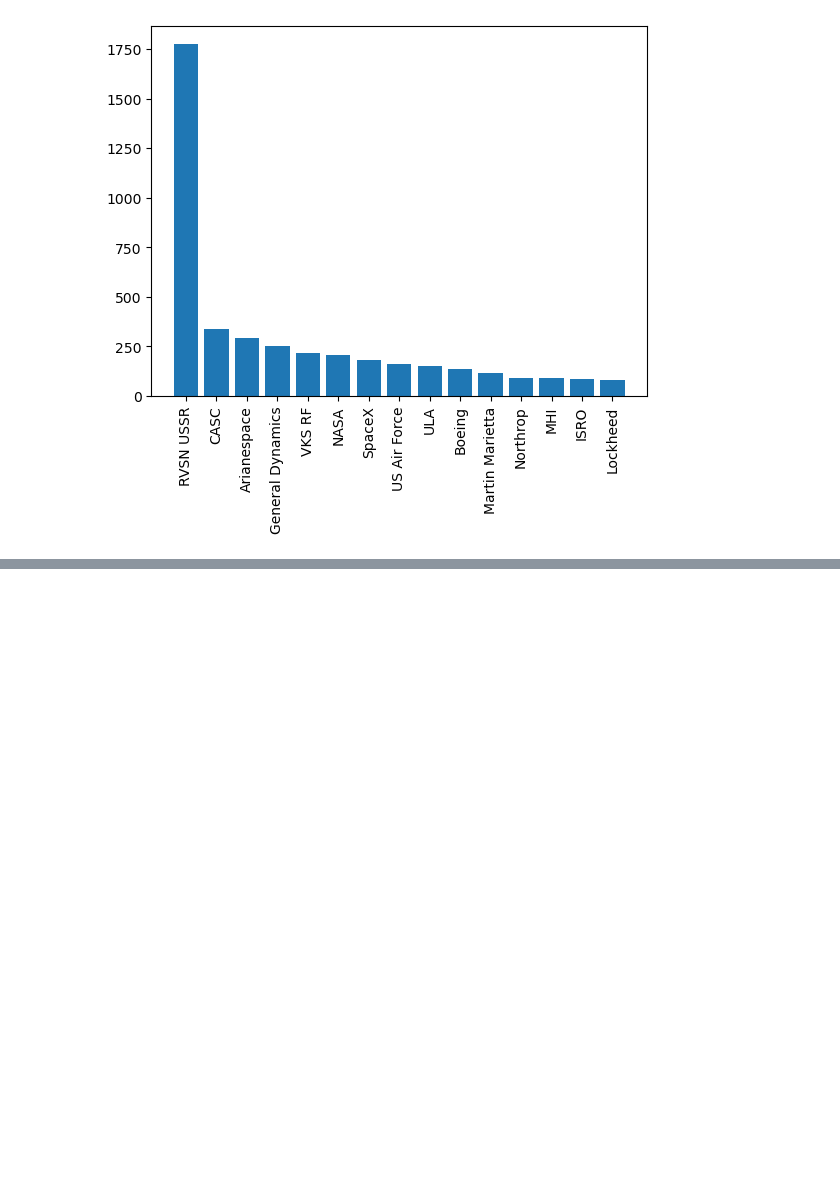
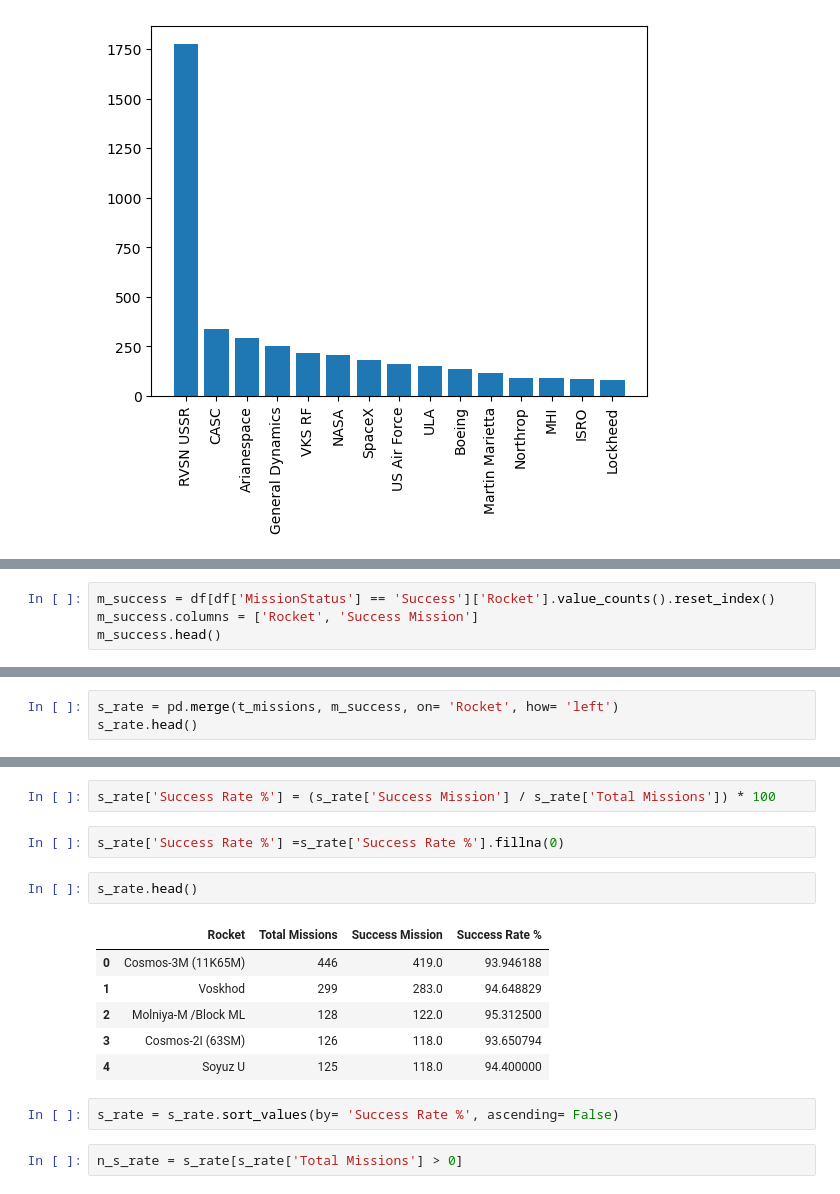
Before and after one commit to imamahasane/Space-Missions, a Jupyter notebook: Space-Missions.ipynb, the cells around one changed output, grey strips where cells are left out. Saved outputs shown, nothing was run; the diff lists cells and outputs as text; blank space fills up the shorter version.

```diff
--- a/Space-Missions.ipynb
+++ b/Space-Missions.ipynb
@@ -467,0 +557,4 @@ plt.show()
+# %%
+m_success = df[df['MissionStatus'] == 'Success']['Rocket'].value_counts().reset_index()
+m_success.columns = ['Rocket', 'Success Mission']
+m_success.head()
@@ -467,0 +568,3 @@ plt.show()
+# %%
+s_rate = pd.merge(t_missions, m_success, on= 'Rocket', how= 'left')
+s_rate.head()
@@ -467,0 +578,17 @@ plt.show()
+# %%
+s_rate['Success Rate %'] = (s_rate['Success Mission'] / s_rate['Total Missions']) * 100
+# %%
+s_rate['Success Rate %'] =s_rate['Success Rate %'].fillna(0)
+# %%
+s_rate.head()
+# %% [output]
+|  | Rocket | Total Missions | Success Mission | Success Rate % |
+| 0 | Cosmos-3M (11K65M) | 446 | 419.0 | 93.946188 |
+| 1 | Voskhod | 299 | 283.0 | 94.648829 |
+| 2 | Molniya-M /Block ML | 128 | 122.0 | 95.312500 |
+| 3 | Cosmos-2I (63SM) | 126 | 118.0 | 93.650794 |
+| 4 | Soyuz U | 125 | 118.0 | 94.400000 |
+# %%
+s_rate = s_rate.sort_values(by= 'Success Rate %', ascending= False)
+# %%
+n_s_rate = s_rate[s_rate['Total Missions'] > 0]
```
Also changed, not shown: parts of 19 cells of this notebook.
